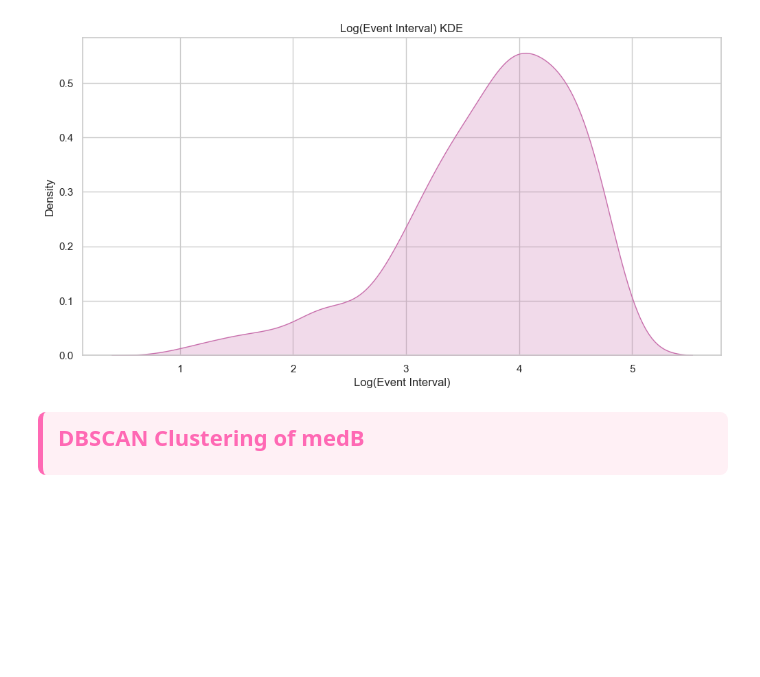
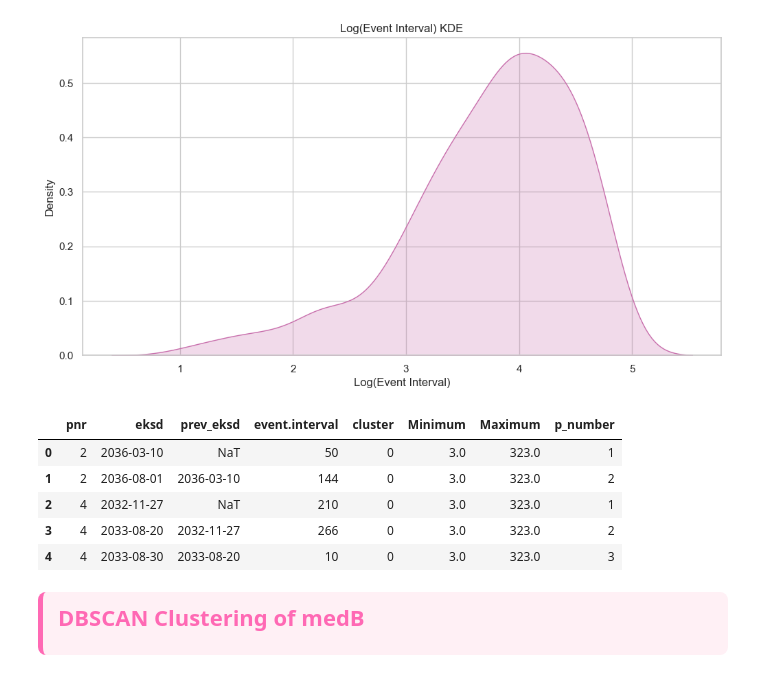
Before and after one commit to llewelyndramayo/CS-3203N, a Jupyter notebook: Assignment-4-Data-Analytics/code/SEE_dbscan.ipynb, the cells around one changed output. Cells and saved outputs as stored; diff of their text form; code cells hidden in the pictures; blank space fills up the shorter version.

```diff
--- a/Assignment-4-Data-Analytics/code/SEE_dbscan.ipynb
+++ b/Assignment-4-Data-Analytics/code/SEE_dbscan.ipynb
@@ -226,6 +226,15 @@ medA_clustered = see_dbscan('medA', tidy)
 # %% [output]
 [figure]
 [figure]
+# %%
+medA_clustered.head()
+# %% [output]
+|  | pnr | eksd | prev_eksd | event.interval | cluster | Minimum | Maximum | p_number |
+| 0 | 2 | 2036-03-10 | NaT | 50 | 0 | 3.0 | 323.0 | 1 |
+| 1 | 2 | 2036-08-01 | 2036-03-10 | 144 | 0 | 3.0 | 323.0 | 2 |
+| 2 | 4 | 2032-11-27 | NaT | 210 | 0 | 3.0 | 323.0 | 1 |
+| 3 | 4 | 2033-08-20 | 2032-11-27 | 266 | 0 | 3.0 | 323.0 | 2 |
+| 4 | 4 | 2033-08-30 | 2033-08-20 | 10 | 0 | 3.0 | 323.0 | 3 |
 # %% [markdown]
 <div style="background-color: #fff0f5; padding: 15px; border-radius: 8px; border-left: 5px solid #ff69b4;">
     <p style="color:#ff69b4; font-family: 'Comic Sans MS', cursive; font-size: 22px; font-weight: bold; margin: 0;">
```
Also changed, not shown: parts of 1 cell of this notebook.
